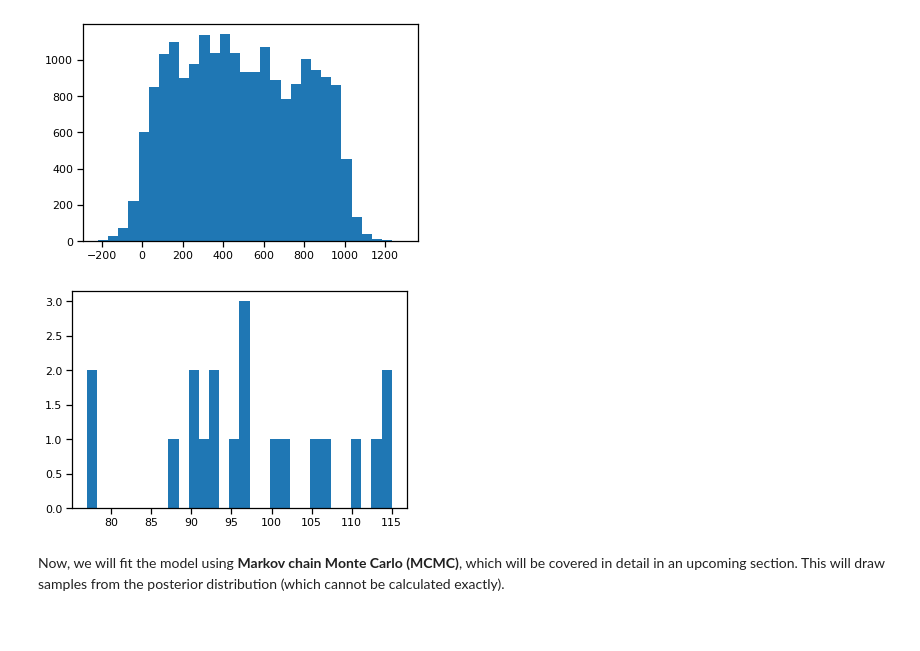
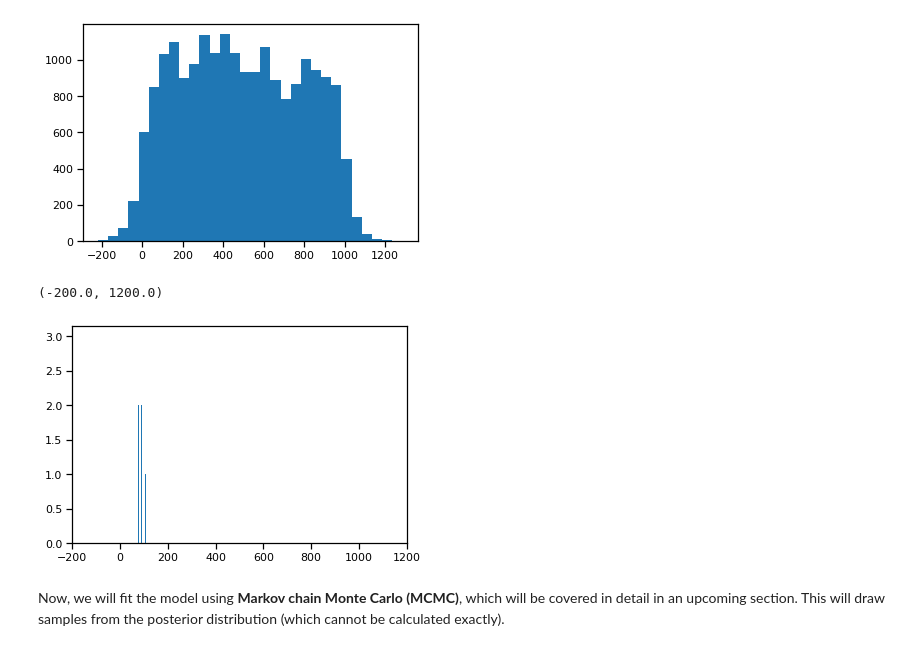
Before and after one commit to Robert-Muil/bayes_course_july2020, a Jupyter notebook: notebooks/Section1_1-Basic_Bayes-ExampleOrgSim.ipynb, the cells around one changed output. Saved outputs shown, nothing was run; the diff lists cells and outputs as text; code cells hidden in the pictures.

```diff
--- a/notebooks/Section1_1-Basic_Bayes-ExampleOrgSim.ipynb
+++ b/notebooks/Section1_1-Basic_Bayes-ExampleOrgSim.ipynb
@@ -420,8 +569,10 @@ plt.hist(prior_sample['dist'].ravel(), bins=30);
 [figure]
 # %%
 plt.hist(df_daily, bins=30);
+plt.xlim(-200, 1200)
 # %% [output]
+(-200.0, 1200.0)
-[figure, old version]
+[figure, new version]
 # %% [markdown]
 Now, we will fit the model using **Markov chain Monte Carlo (MCMC)**, which will be covered in detail in an upcoming section. This will draw samples from the posterior distribution (which cannot be calculated exactly).
 # %%
```
Also changed, not shown: parts of 50 cells of this notebook.
